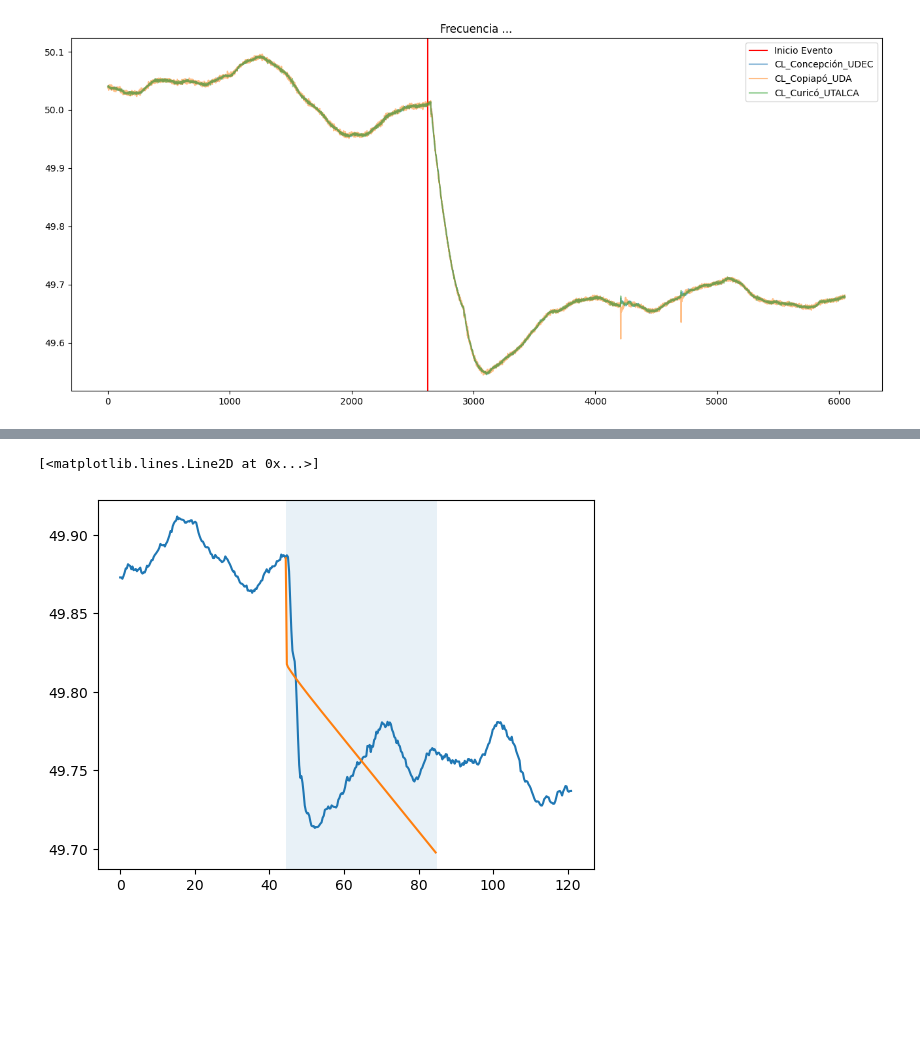
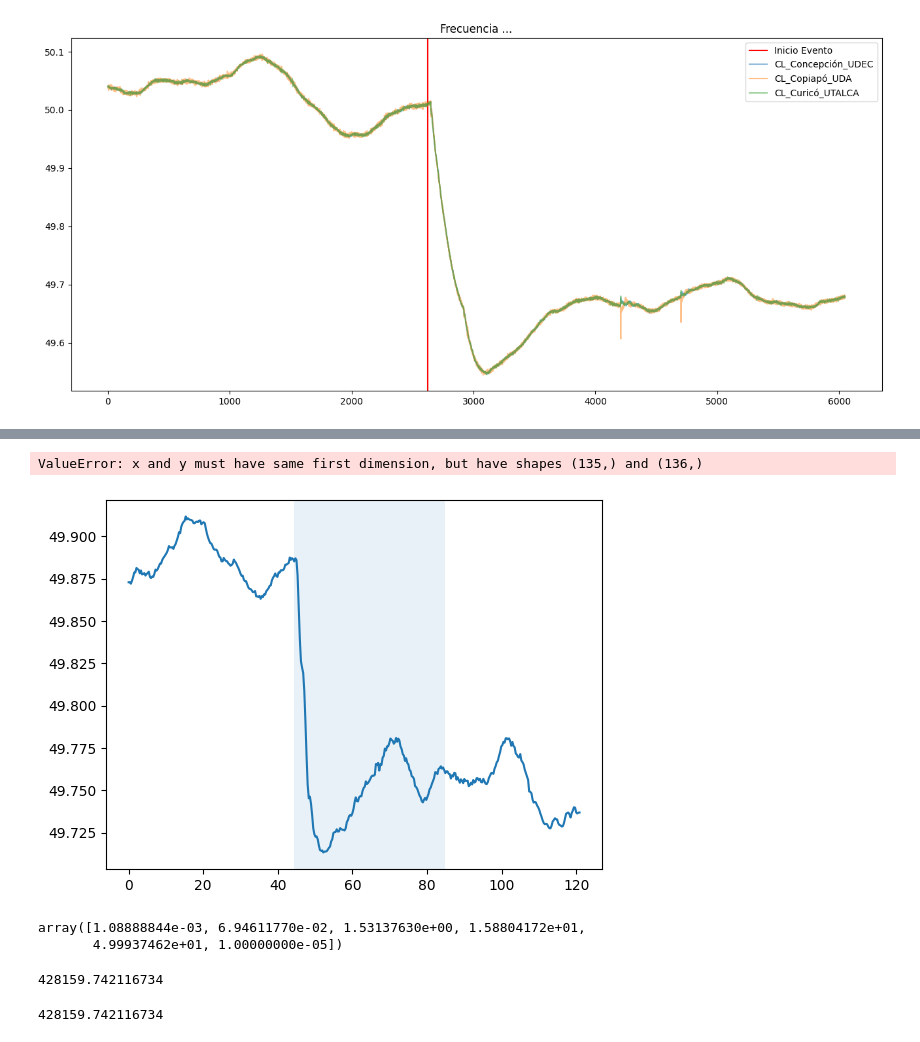
Before and after one commit to JoFeG/Differential-Evolution-Frequency-Model-Fitting, a Jupyter notebook: Example.ipynb, the cells around one changed output, grey strips where cells are left out. Cells and saved outputs as stored; diff of their text form; code cells hidden in the pictures; blank space fills up the shorter version.

Commit message:
event time in sampler

```diff
--- a/Example.ipynb
+++ b/Example.ipynb
@@ -96,14 +29,16 @@ input_path = "./data/raw/2021 set n1/2021_05_02-16_44_00.csv"
 
 model = 1
 Ts = 0.3
-df = sampler(input_path, Ts)
+df = sampler(input_path, Ts, event_time=25)
 P0 = df["power"][0] / 1000
 
-END_TIME = 85 ## FIX THIS!!
+#END_TIME = 65 ## FIX THIS!!
 
-event_freq = df["freq"][df["event"]==1][df["time"]<END_TIME].to_numpy()
+#event_freq = df["freq"][df["event"]==1][df["time"]<END_TIME].to_numpy()
+#event_freq = event_freq[2:-1]
 
+event_freq = df["freq"][df["event"]==1].to_numpy()
 
-bounds = [(0.00001, 50) for i in range(6)]
+bounds = [(0.00001, 1000) for i in range(6)]
 arguments = (model, Ts, P0, event_freq)
 result = differential_evolution(objective_function, bounds, args=(arguments,))
@@ -110,22 +69,54 @@ result = differential_evolution(objective_function, bounds, args=(arguments,))
 # %%
 from src.objective_function import modelo_1
 
 real_time = df["time"].to_numpy()
 real_freq = df["freq"].to_numpy()
 
 
 event_time = df["time"][df["event"]==1][df["time"]<END_TIME].to_numpy()
 
 plt.plot(real_time,real_freq)
 plt.axvspan(event_time.min(),event_time.max(), alpha=.1)
 
 sim_time = np.arange(event_time[0],event_time[-1],Ts)
-sim_power = P0 * np.repeat(1,sim_time.shape)
+sim_power = P0 * np.repeat(1,event_freq.shape)
 
 sys_k = modelo_1(result.x, Ts)
 sim = signal.dlsim(sys_k, sim_power, x0 = event_freq[0])
 
-plt.plot(sim_time,sim[1])
+plt.plot(sim_time,sim[1].ravel())
 # %% [output]
-[<matplotlib.lines.Line2D at 0x...>]
+ValueError: x and y must have same first dimension, but have shapes (135,) and (136,)
-[figure, old version]
+[figure, new version]
+# %%
+result.x
+# %% [output]
+array([1.08888844e-03, 6.94611770e-02, 1.53137630e+00, 1.58804172e+01,
+       4.99937462e+01, 1.00000000e-05])
+# %%
+# Ejemplo uso objective_function
+from src.objective_function import objective_function
+
+Kd = 1.479
+K = 5.105
+Ta = 0.0001
+Tb = 0.0001
+Tc = 7.652
+Td = 1.977
+params = [Ta,Tb,Tc,Td,K,Kd]
+
+model =1
+Ts = 0.1
+
+input_path = "./data/test/2023_02_13-14_08_10_Sampling_100ms.csv"
+df = pd.read_csv(input_path)
+event_freq = df["Frecuencia [Hz]"][df["Evento"]==1].to_numpy()
+
+P0 = df["Potencia [MW]"][0]/1000
+
+args = (model, Ts, P0, event_freq)
+
+objective_function(params, args)
+# %% [output]
+428159.742116734
+428159.742116734
```
Also changed, not shown: parts of 4 cells of this notebook, 2 other files.
